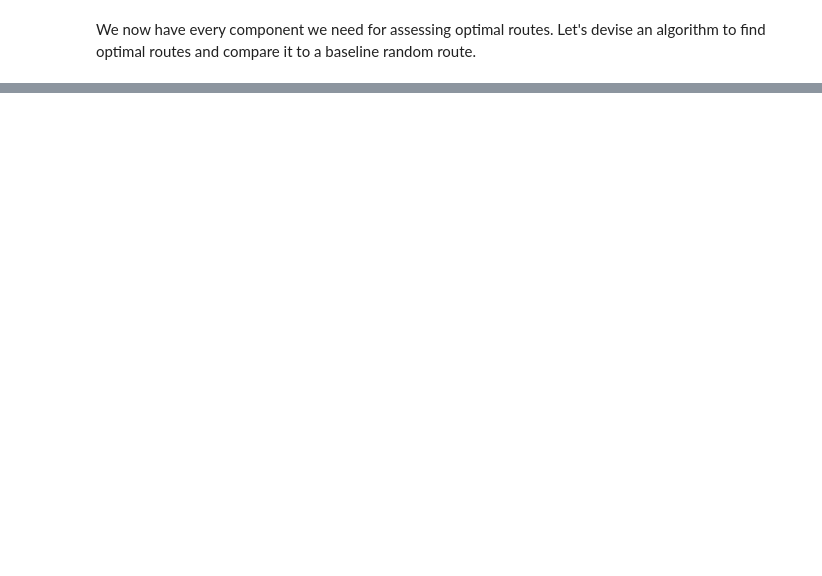
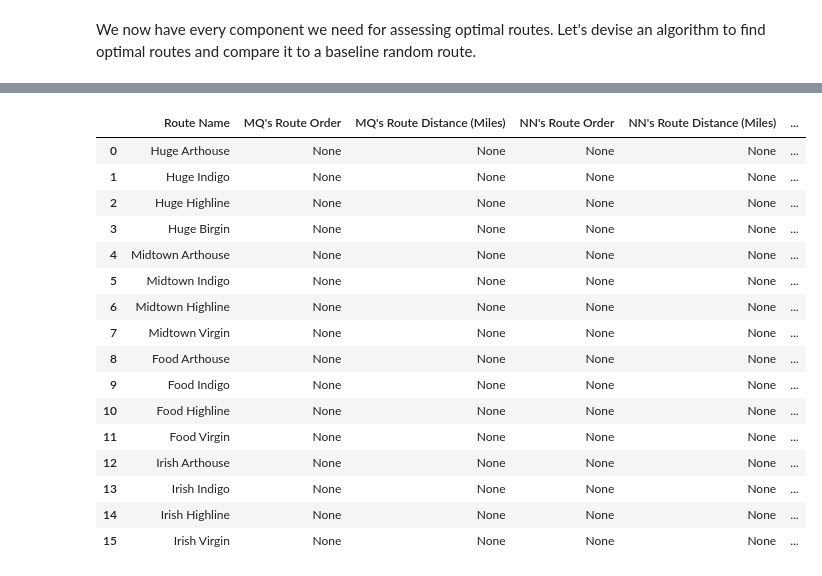
Before and after one commit to AnthonyLynn/code_fusion, a Jupyter notebook: Guide My Sleigh Data.ipynb, the cells around one changed output, grey strips where cells are left out. Saved outputs shown, nothing was run; the diff lists cells and outputs as text; code cells hidden in the pictures; blank space fills up the shorter version.

Commit message:
Add files via upload
Final algorithms for route optimization.

```diff
--- a/Guide My Sleigh Data.ipynb
+++ b/Guide My Sleigh Data.ipynb
@@ -467,0 +754,37 @@ irish_virgin_opt = irish_virgin.iloc[order_vir].reset_index(drop=True)
+# %%
+# Initialize a summary DataFrame with route names
+route_names_list = [
+    "Huge Arthouse", "Huge Indigo", "Huge Highline", "Huge Birgin",
+    "Midtown Arthouse", "Midtown Indigo", "Midtown Highline", "Midtown Virgin",
+    "Food Arthouse", "Food Indigo", "Food Highline", "Food Virgin",
+    "Irish Arthouse", "Irish Indigo", "Irish Highline", "Irish Virgin"
+]
+
+# Create the DataFrame
+route_summary_df = pd.DataFrame({
+    "Route Name": route_names_list,
+    "MQ's Route Order": [None] * len(route_names_list),
+    "MQ's Route Distance (Miles)": [None] * len(route_names_list),
+    "NN's Route Order": [None] * len(route_names_list),
+    "NN's Route Distance (Miles)": [None] * len(route_names_list),
+    "Random Route Order": [None] * len(route_names_list),
+    "Random Route Distance (Miles)": [None] * len(route_names_list)
+})
+# %% [output]
+|  | Route Name | MQ's Route Order | MQ's Route Distance (Miles) | NN's Route Order | NN's Route Distance (Miles) | ... |
+| 0 | Huge Arthouse | None | None | None | None | ... |
+| 1 | Huge Indigo | None | None | None | None | ... |
+| 2 | Huge Highline | None | None | None | None | ... |
+| 3 | Huge Birgin | None | None | None | None | ... |
+| 4 | Midtown Arthouse | None | None | None | None | ... |
+| 5 | Midtown Indigo | None | None | None | None | ... |
+| 6 | Midtown Highline | None | None | None | None | ... |
+| 7 | Midtown Virgin | None | None | None | None | ... |
+| 8 | Food Arthouse | None | None | None | None | ... |
+| 9 | Food Indigo | None | None | None | None | ... |
+| 10 | Food Highline | None | None | None | None | ... |
+| 11 | Food Virgin | None | None | None | None | ... |
+| 12 | Irish Arthouse | None | None | None | None | ... |
+| 13 | Irish Indigo | None | None | None | None | ... |
+| 14 | Irish Highline | None | None | None | None | ... |
+| 15 | Irish Virgin | None | None | None | None | ... |
```
Also changed, not shown: parts of 74 cells of this notebook.
